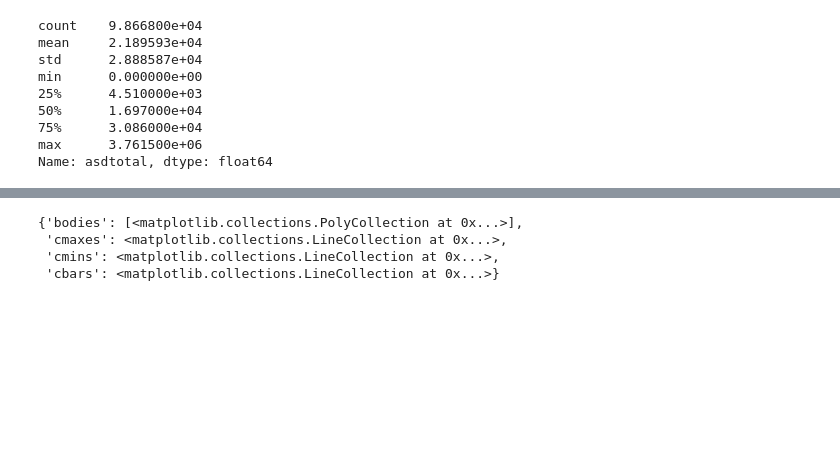
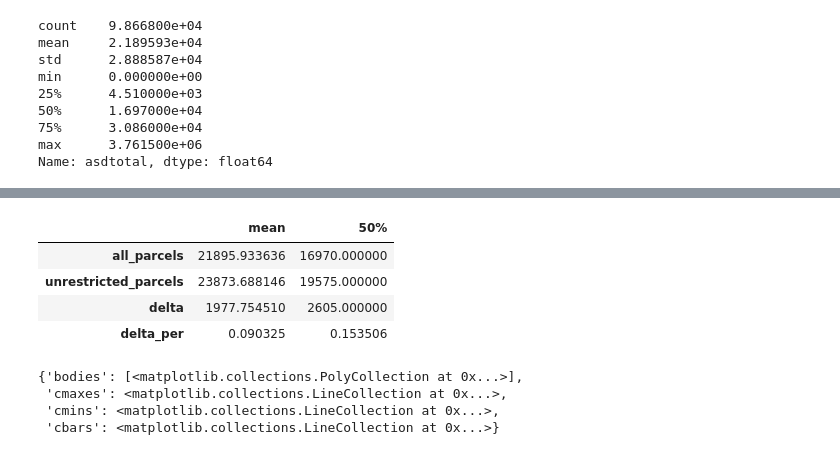
Before and after one commit to PMattox/dsa_masters, a Jupyter notebook: DSA_Capstone/Analysis - Residential Area.ipynb, the cells around one changed output, grey strips where cells are left out. Drawn from its saved outputs; the diff is of its cells as text; code cells hidden in the pictures; blank space fills up the shorter version.

```diff
--- a/DSA_Capstone/Analysis - Residential Area.ipynb
+++ b/DSA_Capstone/Analysis - Residential Area.ipynb
@@ -337,3 +351,11 @@ plt.show()
+# %%
+asd_summary_for_plot[['mean','50%']]
+# %% [output]
+|  | mean | 50% |
+| all_parcels | 21895.933636 | 16970.000000 |
+| unrestricted_parcels | 23873.688146 | 19575.000000 |
+| delta | 1977.754510 | 2605.000000 |
+| delta_per | 0.090325 | 0.153506 |
 # %%
 plt.violinplot(gdf_parcels_95)
 # %% [output]
```
Also changed, not shown: parts of 6 cells of this notebook.
